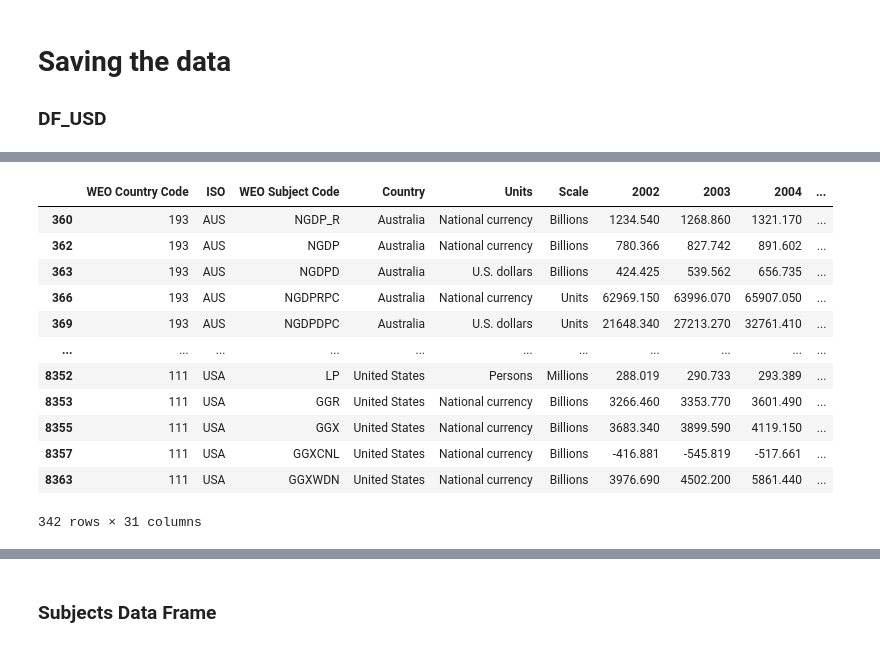
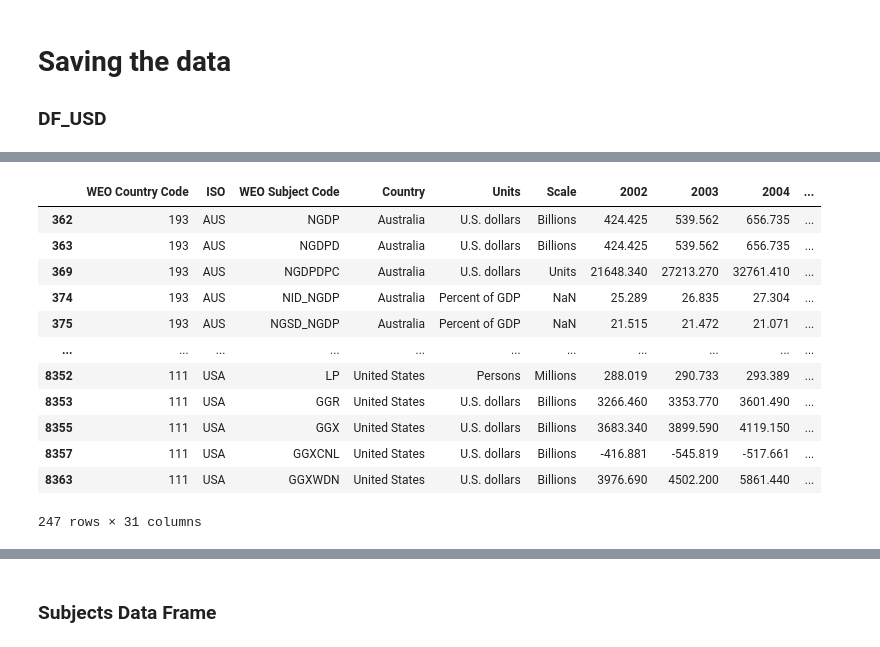
Before and after one commit to siddhant-deshmukh/Dashboard-Country-Data, a Jupyter notebook: data/analyse_data.ipynb, the cells around one changed output, grey strips where cells are left out. Cells and saved outputs as stored; diff of their text form; code cells hidden in the pictures.

```diff
--- a/data/analyse_data.ipynb
+++ b/data/analyse_data.ipynb
@@ -71,19 +71,19 @@ notes : Percent of GDP
 # Choosen subjects
 
 choosen_subjects = {
-    'NGDP_R' : 'GDP (Constant)',
+     # 'NGDP_R' : 'GDP (Constant)',
     'NGDP' : 'GDP (Current)',
-    'NGDPD' : 'GDP (Current)', # USD
-    'NGDPRPC' : 'GDP Per Capita (Constant)',
+     'NGDPD' : 'GDP (Current)', # USD
+     # 'NGDPRPC' : 'GDP Per Capita (Constant)',
     'NGDPDPC' : 'GDP Per Capita (Current)', #USD
-    'PPPSH' : 'GDP (PPP)',
+     # 'PPPSH' : 'GDP (PPP)',
     'NID_NGDP' : 'Total Investment',
     'NGSD_NGDP' : 'Gross national savings',
     'PCPI' : 'Inflation',
-    'PCPIPCH' : 'Inflation (Avg Consumer Prices)',
+    # 'PCPIPCH' : 'Inflation (Avg Consumer Prices)',
     'TM_RPCH' : 'Imports',
     'TX_RPCH' : 'Exports',
-    'LUR' : 'Unemployment rate',
+    # 'LUR' : 'Unemployment rate',
     'LP' : 'Population',
     'GGR' : 'Goverment Revenue',
     'GGX' : 'Goverment Expenditure',
@@ -530,17 +539,17 @@ df_usd
 # %%
-df_usd_g20 = df[df['ISO'].isin(g20_countries)]
+df_usd_g20 = df_usd[df_usd['ISO'].isin(g20_countries)]
 df_usd_g20
 # %% [output]
 |  | WEO Country Code | ISO | WEO Subject Code | Country | Units | Scale | 2002 | 2003 | 2004 | ... |
-| 360 | 193 | AUS | NGDP_R | Australia | National currency | Billions | 1234.540 | 1268.860 | 1321.170 | ... |
-| 362 | 193 | AUS | NGDP | Australia | National currency | Billions | 780.366 | 827.742 | 891.602 | ... |
+| 362 | 193 | AUS | NGDP | Australia | U.S. dollars | Billions | 424.425 | 539.562 | 656.735 | ... |
 | 363 | 193 | AUS | NGDPD | Australia | U.S. dollars | Billions | 424.425 | 539.562 | 656.735 | ... |
-| 366 | 193 | AUS | NGDPRPC | Australia | National currency | Units | 62969.150 | 63996.070 | 65907.050 | ... |
 | 369 | 193 | AUS | NGDPDPC | Australia | U.S. dollars | Units | 21648.340 | 27213.270 | 32761.410 | ... |
+| 374 | 193 | AUS | NID_NGDP | Australia | Percent of GDP | NaN | 25.289 | 26.835 | 27.304 | ... |
+| 375 | 193 | AUS | NGSD_NGDP | Australia | Percent of GDP | NaN | 21.515 | 21.472 | 21.071 | ... |
 | ... | ... | ... | ... | ... | ... | ... | ... | ... | ... | ... |
 | 8352 | 111 | USA | LP | United States | Persons | Millions | 288.019 | 290.733 | 293.389 | ... |
-| 8353 | 111 | USA | GGR | United States | National currency | Billions | 3266.460 | 3353.770 | 3601.490 | ... |
-| 8355 | 111 | USA | GGX | United States | National currency | Billions | 3683.340 | 3899.590 | 4119.150 | ... |
-| 8357 | 111 | USA | GGXCNL | United States | National currency | Billions | -416.881 | -545.819 | -517.661 | ... |
-| 8363 | 111 | USA | GGXWDN | United States | National currency | Billions | 3976.690 | 4502.200 | 5861.440 | ... |
+| 8353 | 111 | USA | GGR | United States | U.S. dollars | Billions | 3266.460 | 3353.770 | 3601.490 | ... |
+| 8355 | 111 | USA | GGX | United States | U.S. dollars | Billions | 3683.340 | 3899.590 | 4119.150 | ... |
+| 8357 | 111 | USA | GGXCNL | United States | U.S. dollars | Billions | -416.881 | -545.819 | -517.661 | ... |
+| 8363 | 111 | USA | GGXWDN | United States | U.S. dollars | Billions | 3976.690 | 4502.200 | 5861.440 | ... |
-342 rows × 31 columns
+247 rows × 31 columns
```
Also changed, not shown: parts of 18 cells of this notebook, 5 other files.
